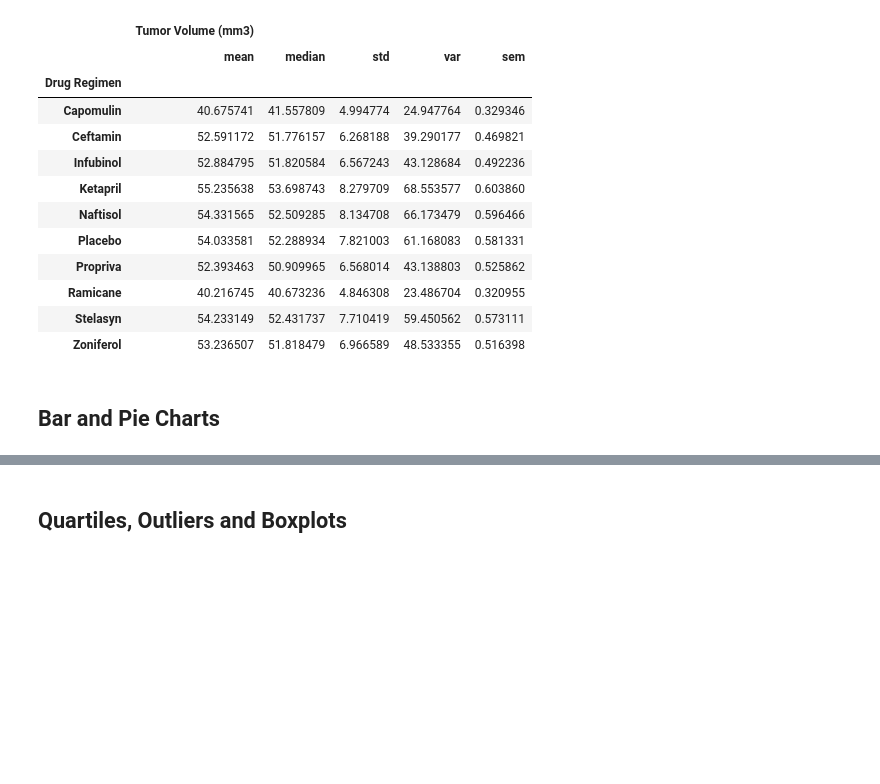
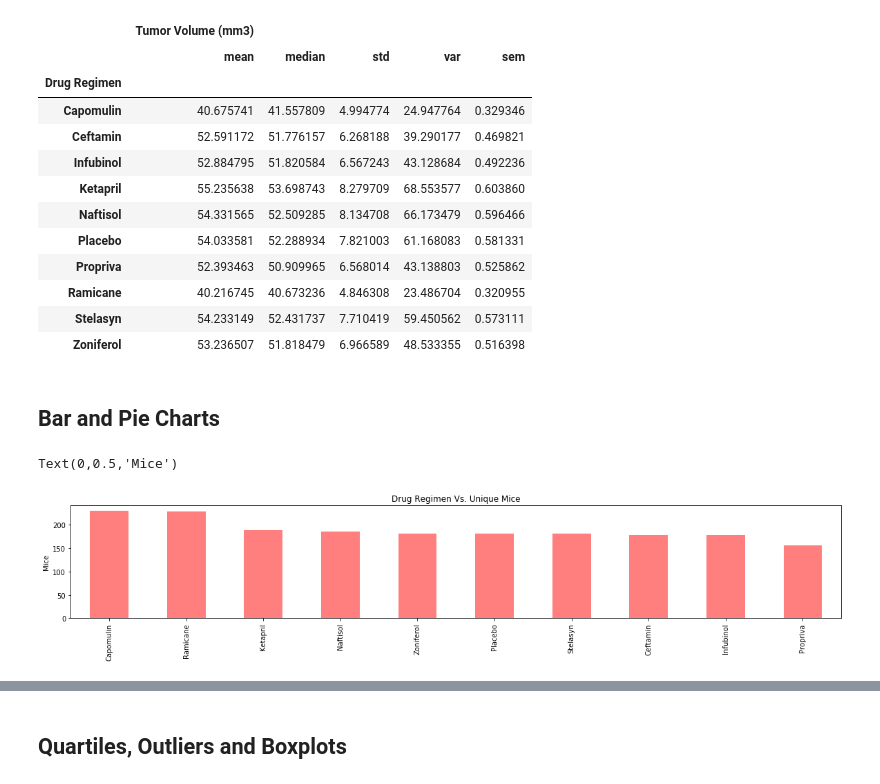
Before and after one commit to kdevanath/Plotting-Matplotlib, a Jupyter notebook: pymaceuticals_starter.ipynb, the cells around one changed output, grey strips where cells are left out. Drawn from its saved outputs; the diff is of its cells as text; code cells hidden in the pictures; blank space fills up the shorter version.

Commit message:
Added Bar Charts and Pie Charts

```diff
--- a/pymaceuticals_starter.ipynb
+++ b/pymaceuticals_starter.ipynb
@@ -141,4 +141,11 @@ tumor_study_stats_agg
 # %% [markdown]
 ## Bar and Pie Charts
 # %%
-# Generate a bar plot showing the total number of unique mice tested on each drug regimen using pyplot.
+# Generate a bar plot showing the total number of unique mice tested on each drug regimen using Pandas Plot.
+unique_mice_count = tumor_animal_study['Drug Regimen'].value_counts()
+# %%
+unique_mice_count.plot(kind='bar',facecolor='red',title='Drug Regimen Vs. Unique Mice',figsize=(20,3),alpha=0.5)
+plt.ylabel("Mice")
+# %% [output]
+Text(0,0.5,'Mice')
+[figure, added]
```
Also changed, not shown: parts of 4 cells of this notebook.
